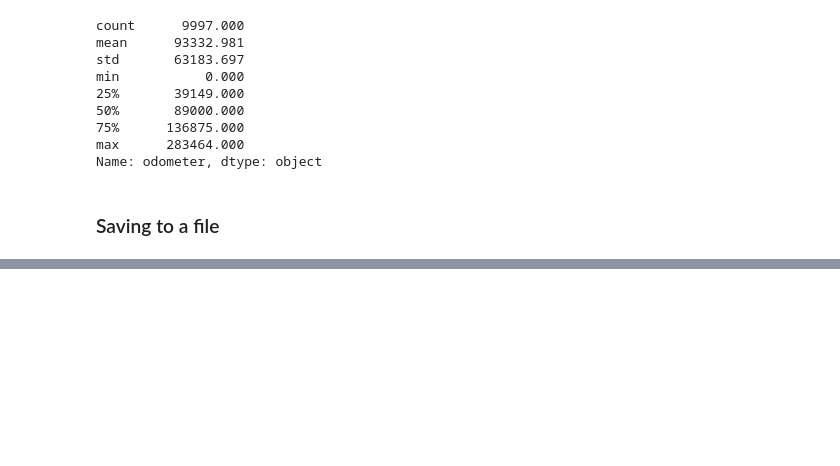
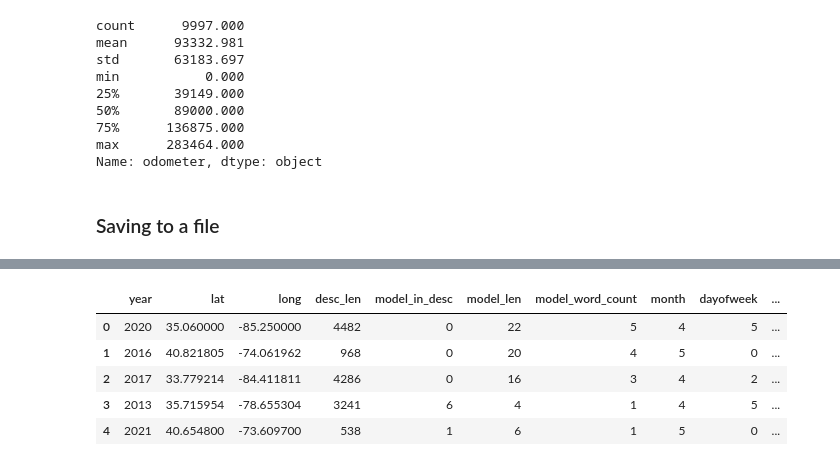
Before and after one commit to AliaksandrYazerski/ML_model_classifier_for_car_from_USA, a Jupyter notebook: ML_model_classifier_for_car_from_USA.ipynb, the cells around one changed output, grey strips where cells are left out. Drawn from its saved outputs; the diff is of its cells as text; code cells hidden in the pictures; blank space fills up the shorter version.

```diff
--- a/ML_model_classifier_for_car_from_USA.ipynb
+++ b/ML_model_classifier_for_car_from_USA.ipynb
@@ -672,0 +909,9 @@ df_out.to_csv('data/df_out.csv', index=False)
+# %%
+df_new[list_numer_columns].head()
+# %% [output]
+|  | year | lat | long | desc_len | model_in_desc | model_len | model_word_count | month | dayofweek | ... |
+| 0 | 2020 | 35.060000 | -85.250000 | 4482 | 0 | 22 | 5 | 4 | 5 | ... |
+| 1 | 2016 | 40.821805 | -74.061962 | 968 | 0 | 20 | 4 | 5 | 0 | ... |
+| 2 | 2017 | 33.779214 | -84.411811 | 4286 | 0 | 16 | 3 | 4 | 2 | ... |
+| 3 | 2013 | 35.715954 | -78.655304 | 3241 | 6 | 4 | 1 | 4 | 5 | ... |
+| 4 | 2021 | 40.654800 | -73.609700 | 538 | 1 | 6 | 1 | 5 | 0 | ... |
```
Also changed, not shown: parts of 30 cells of this notebook, 1 other file.
